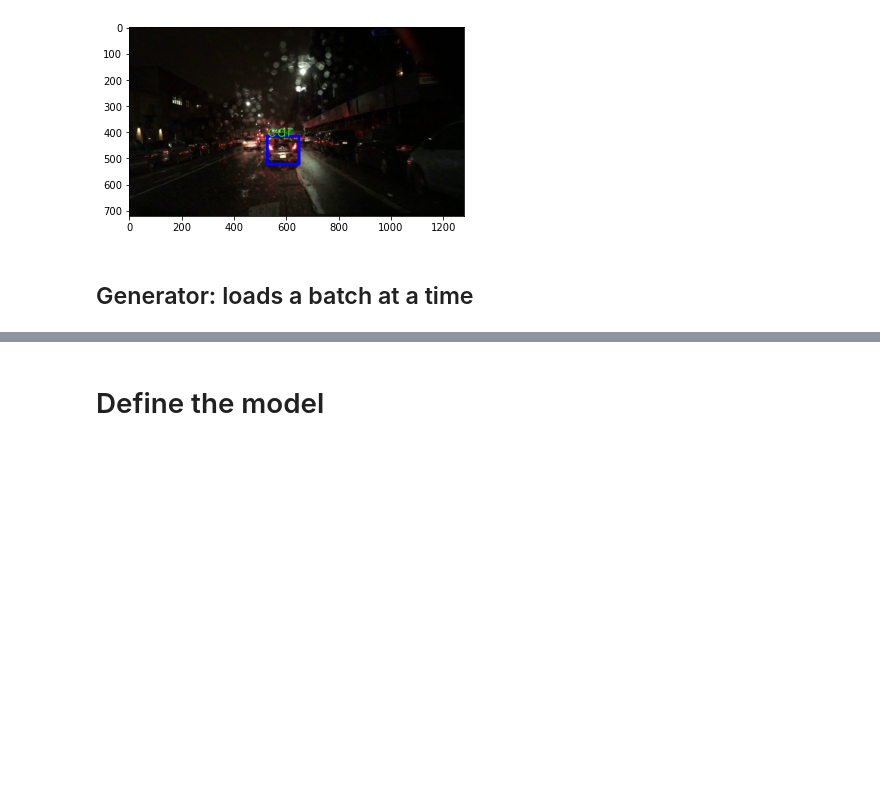
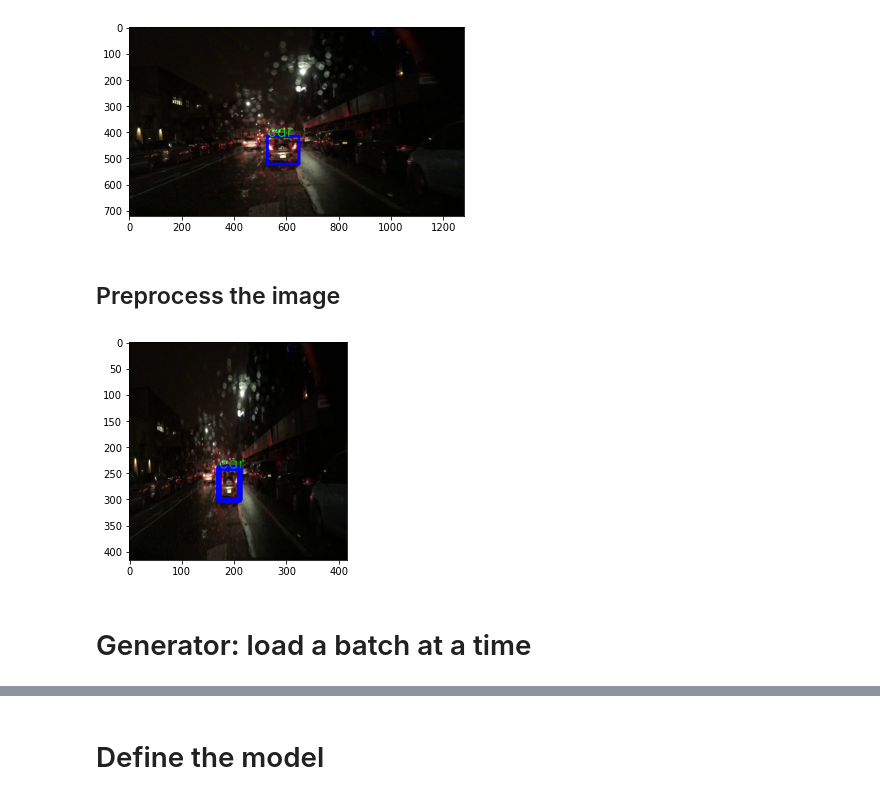
Before and after one commit to fra1993/YOLO-and-SSD, a Jupyter notebook: Single Shot Detector.ipynb, the cells around one changed output, grey strips where cells are left out. Saved outputs shown, nothing was run; the diff lists cells and outputs as text; code cells hidden in the pictures; blank space fills up the shorter version.

```diff
--- a/Single Shot Detector.ipynb
+++ b/Single Shot Detector.ipynb
@@ -83,19 +100,21 @@ plt.show()
 # %% [output]
 [figure]
 # %%
-def Draw_BB(orig_image, image_data):
+def Draw_BB(orig_image, image_data, fontscale=2, bb_thickness=2):
 
     # copy the original image to not modify the original
     image = np.copy(orig_image)
+    image_H = image.shape[1]
+    image_W = image.shape[0]
 
     # unpack image data
     file, x0, y0, x1, y1, label, confidence, Integer_Labels = image_data
 
     # upper left corner of the rectangle
-    start_point= (int(x0), int(y0))
+    start_point= (int(x0*image_H), int(y0*image_W))
 
     # lower right corner of the rectangle
-    stop_point= (int(x1), int(y1))
+    stop_point= (int(x1*image_H), int(y1*image_W))
 
     # draw the rectangle
     image = cv.rectangle(image, start_point, stop_point, color=(0,0,255), thickness=10)
@@ -103,9 +122,9 @@ def Draw_BB(orig_image, image_data):
     # write BB class
     text_origin = start_point
     font = cv.FONT_HERSHEY_SIMPLEX
-    fontScale=2
+    fontScale=fontscale
     color=(0,255,0)
-    thickness=2
+    thickness=bb_thickness
     image = cv.putText(image, label, text_origin, font,  fontScale, color, thickness, cv.LINE_AA)
 
     return image
@@ -114,8 +133,22 @@ plt.imshow(Draw_BB(rgb_test_image, ground_truth_image))
 plt.show()
 # %% [output]
 [figure]
+# %% [markdown]
+## Preprocess the image
+# %%
+def Image_Preprocessing(image, final_dimensions):
+    # resize the image
+    resized_image = cv.resize(image, final_dimensions)
+    return resized_image
+# %%
+prep_image = Image_Preprocessing(rgb_test_image, (416,416))
+# %%
+plt.imshow(Draw_BB(prep_image, ground_truth_image,1,1))
+plt.show()
+# %% [output]
+[figure, added]
 # %% [markdown]
-## Generator: loads a batch at a time
+# Generator: load a batch at a time
 # %%
 def Batch_Generator(data, batch_size, original_image_size):
 
```
Also changed, not shown: parts of 10 cells of this notebook.
